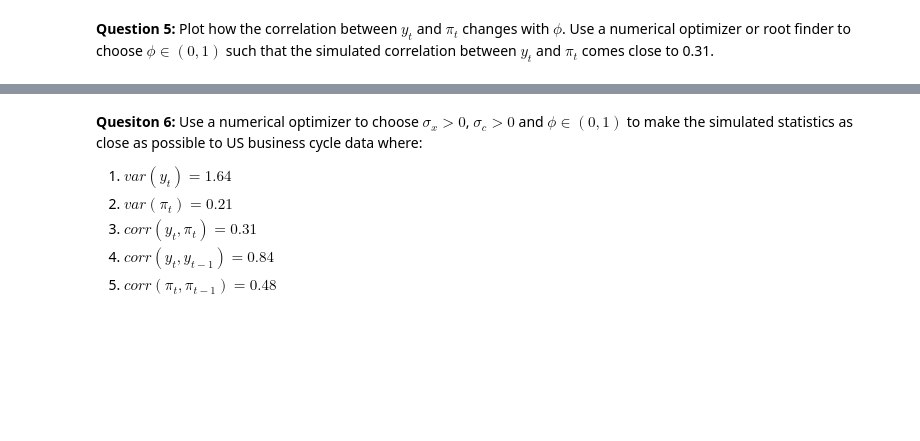
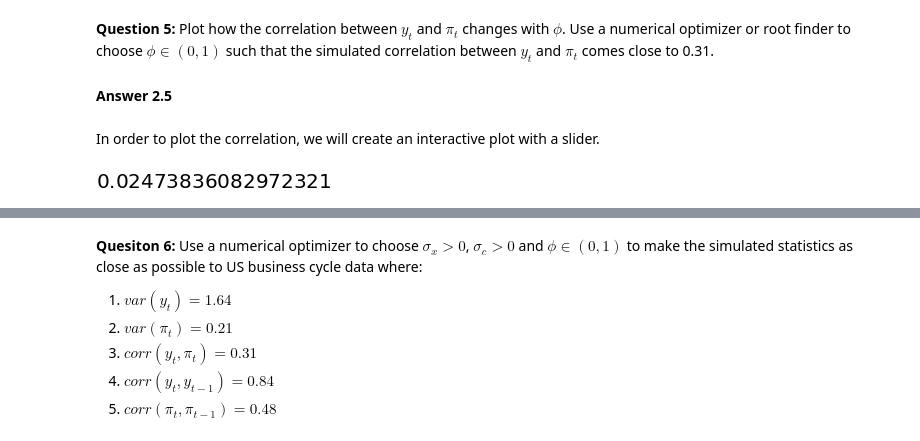
Before and after one commit to NumEconCopenhagen/projects-2019-nx31, a Jupyter notebook: examproject/examproject-M.ipynb, the cells around one changed output, grey strips where cells are left out. Saved outputs shown, nothing was run; the diff lists cells and outputs as text; code cells hidden in the pictures; blank space fills up the shorter version.

```diff
--- a/examproject/examproject-M.ipynb
+++ b/examproject/examproject-M.ipynb
@@ -491,16 +491,14 @@ y_vec2 = [0]
 pi_vec2 = [0]
 v_vec2 = [0]
 s_vec2 = [0]
-x_vec2 = np.zeros(T)
-c_vec2 = np.zeros(T)
-x_test = np.random.normal(loc=0,scale=par['sigma_x'],size=T)
-c_test = np.random.normal(loc=0,scale=par['sigma_c'],size=T)
+x_vec2 = np.random.normal(loc=0,scale=par['sigma_x'],size=T)
+c_vec2 = np.random.normal(loc=0,scale=par['sigma_c'],size=T)
 # %%
 # Simulation of AD-AS Model
 for t in range(1,T):
 
-    v_vec2.append(v_t(v_vec2[t-1], x_test[t]))
-    s_vec2.append(s_t(s_vec2[t-1], c_test[t]))
+    v_vec2.append(v_t(v_vec2[t-1], x_vec2[t]))
+    s_vec2.append(s_t(s_vec2[t-1], c_vec2[t]))
 
     y_vec2.append(y_value(par['alpha'], par['h'],par['b'],par['phi'],par['gamma'],y_vec2[t-1],pi_vec2[t-1],s_vec2[t-1],s_vec2[t],v_vec2[t]))
     pi_vec2.append(pi_value(par['alpha'], par['h'],par['b'],par['phi'],par['gamma'],y_vec2[t-1],pi_vec2[t-1],s_vec2[t-1],s_vec2[t],v_vec2[t]))
@@ -556,3 +554,27 @@ The autocorrelation between y_t and y_t-1 is: corr(y_t,y_t-1) = 0.76717387225915
 The autocorrelation between pi_t and pi_t-1 is: corr(pi_t,pi_t-1) = 0.9766818976115895
 # %% [markdown]
 **Question 5:** Plot how the correlation between $y_t$ and $\pi_t$ changes with $\phi$. Use a numerical optimizer or root finder to choose $\phi\in(0,1)$ such that the simulated correlation between $y_t$ and $\pi_t$ comes close to 0.31.
+# %% [markdown]
+**Answer 2.5**
+# %% [markdown]
+In order to plot the correlation, we will create an interactive plot with a slider.
+# %%
+seed = 2019
+np.random.seed(seed)
+
+T = 100
+y_vec3 = [0]
+pi_vec3 = [0]
+y_pi_corr2 = [0]
+# %%
+# Simulation of AD-AS Model
+def y_pi_corr(phi):
+    for t in range(1,T):
+
+        y_vec3.append(y_value(par['alpha'], par['h'],par['b'],phi, par['gamma'],y_vec3[t-1],pi_vec3[t-1],s_vec2[t-1],s_vec2[t],v_vec2[t]))
+        pi_vec3.append(pi_value(par['alpha'], par['h'],par['b'],phi, par['gamma'],y_vec3[t-1],pi_vec3[t-1],s_vec2[t-1],s_vec2[t],v_vec2[t]))
+    return np.corrcoef(y_vec3,pi_vec3)[0,1]
+# %%
+y_pi_corr(0.1)
+# %% [output]
+[figure, added]
```
Also changed, not shown: parts of 3 cells of this notebook, 1 other file.
